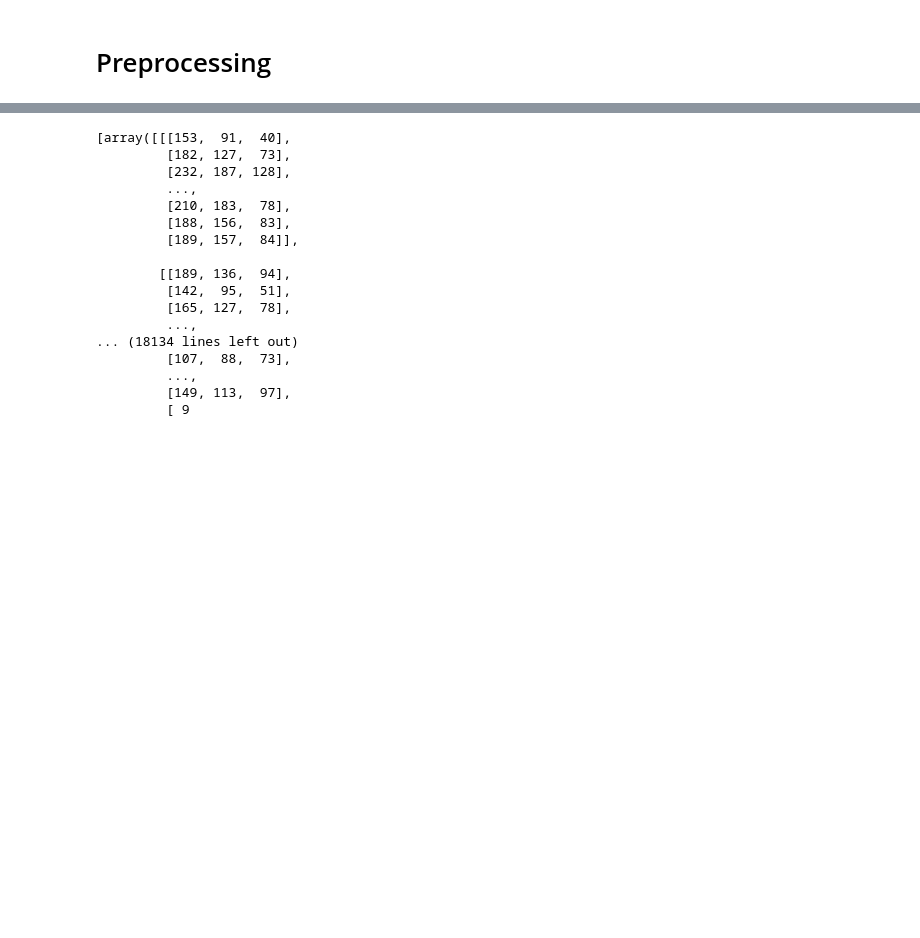
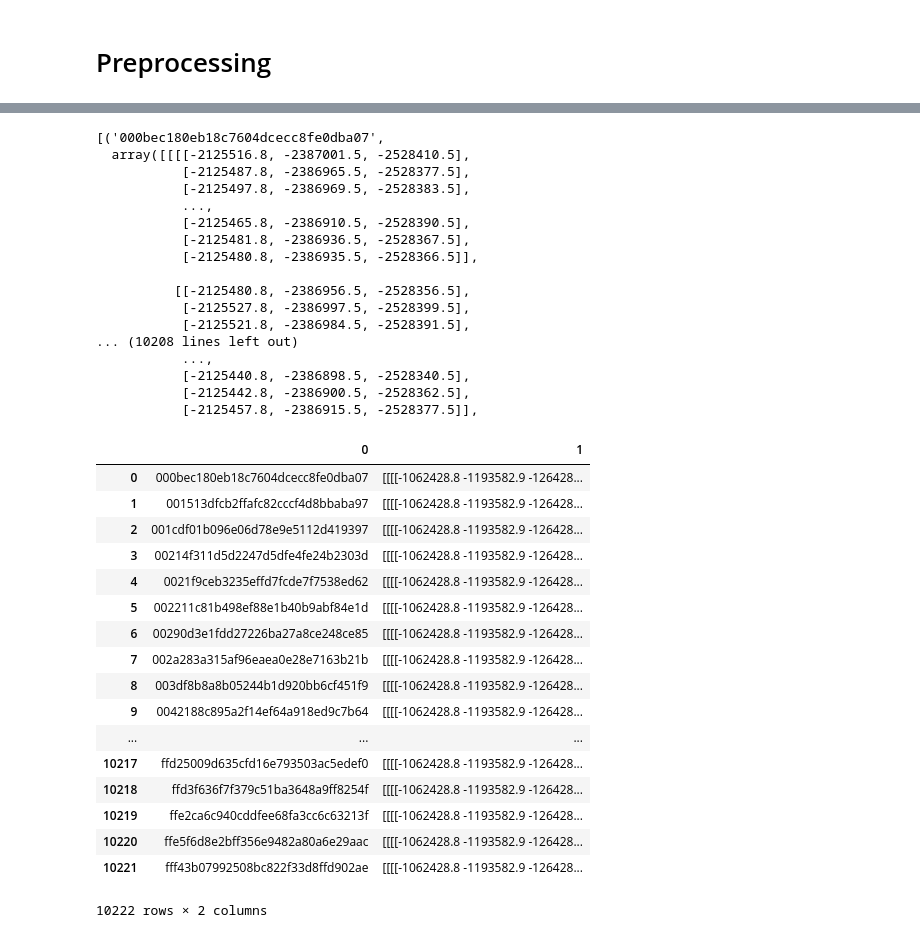
Before and after one commit to rosieyzh/Hacker-Puppies, a Jupyter notebook: Model.ipynb, the cells around one changed output, grey strips where cells are left out. Drawn from its saved outputs; the diff is of its cells as text; code cells hidden in the pictures; blank space fills up the shorter version.

```diff
--- a/Model.ipynb
+++ b/Model.ipynb
@@ -17,18 +11,16 @@ breeds.head()
-# %%
-import os, os.path
-from PIL import Image
-
-def load_image(file, directory) :
-    file = file + ".jpg"
-    imagesList = listdir(directory)
-    image = Image.open(os.path.join(directory,file))
-    image.load()
-    image = image.resize((196,196))
-    data = np.asarray(image, dtype="float64")
-    return data
+# %%
+from keras.preprocessing import image
+
+def load_image(file, directory) :
+    img_path = directory + file + ".jpg"
+    img = image.load_img(img_path, target_size=(224, 224))
+    data = image.img_to_array(img)
+    data = np.expand_dims(x, axis=0)
+    data = preprocess_input(x)
+    return data
 # %%
 training = []
 for id in breeds['id']:
     training.append((id, load_image(id, 'train/')))
-pd.DataFrame(training)
+X_train = pd.DataFrame(training)
 # %% [output]
@@ -57,20 +28,42 @@ len(training
 # %%
 training
 # %% [output]
-[array([[[153,  91,  40],
-         [182, 127,  73],
-         [232, 187, 128],
-         ...,
-         [210, 183,  78],
-         [188, 156,  83],
-         [189, 157,  84]],
+[('000bec180eb18c7604dcecc8fe0dba07',
+  array([[[[-2125516.8, -2387001.5, -2528410.5],
+           [-2125487.8, -2386965.5, -2528377.5],
+           [-2125497.8, -2386969.5, -2528383.5],
+           ...,
+           [-2125465.8, -2386910.5, -2528390.5],
+           [-2125481.8, -2386936.5, -2528367.5],
+           [-2125480.8, -2386935.5, -2528366.5]],
 
-        [[189, 136,  94],
-         [142,  95,  51],
-         [165, 127,  78],
-         ...,
-... (18134 lines left out)
-         [107,  88,  73],
-         ...,
-         [149, 113,  97],
-         [ 9
+          [[-2125480.8, -2386956.5, -2528356.5],
+           [-2125527.8, -2386997.5, -2528399.5],
+           [-2125521.8, -2386984.5, -2528391.5],
+... (10208 lines left out)
+           ...,
+           [-2125440.8, -2386898.5, -2528340.5],
+           [-2125442.8, -2386900.5, -2528362.5],
+           [-2125457.8, -2386915.5, -2528377.5]],
+# %%
+breeds = breeds.sort_values(by = 'id')
+X_train = X_train.sort_values(by = 0)
+# %% [output]
+|  | 0 | 1 |
+| 0 | 000bec180eb18c7604dcecc8fe0dba07 | [[[[-1062428.8 -1193582.9 -126428... |
+| 1 | 001513dfcb2ffafc82cccf4d8bbaba97 | [[[[-1062428.8 -1193582.9 -126428... |
+| 2 | 001cdf01b096e06d78e9e5112d419397 | [[[[-1062428.8 -1193582.9 -126428... |
+| 3 | 00214f311d5d2247d5dfe4fe24b2303d | [[[[-1062428.8 -1193582.9 -126428... |
+| 4 | 0021f9ceb3235effd7fcde7f7538ed62 | [[[[-1062428.8 -1193582.9 -126428... |
+| 5 | 002211c81b498ef88e1b40b9abf84e1d | [[[[-1062428.8 -1193582.9 -126428... |
+| 6 | 00290d3e1fdd27226ba27a8ce248ce85 | [[[[-1062428.8 -1193582.9 -126428... |
+| 7 | 002a283a315af96eaea0e28e7163b21b | [[[[-1062428.8 -1193582.9 -126428... |
+| 8 | 003df8b8a8b05244b1d920bb6cf451f9 | [[[[-1062428.8 -1193582.9 -126428... |
+| 9 | 0042188c895a2f14ef64a918ed9c7b64 | [[[[-1062428.8 -1193582.9 -126428... |
+| ... | ... | ... |
+| 10217 | ffd25009d635cfd16e793503ac5edef0 | [[[[-1062428.8 -1193582.9 -126428... |
+| 10218 | ffd3f636f7f379c51ba3648a9ff8254f | [[[[-1062428.8 -1193582.9 -126428... |
+| 10219 | ffe2ca6c940cddfee68fa3cc6c63213f | [[[[-1062428.8 -1193582.9 -126428... |
+| 10220 | ffe5f6d8e2bff356e9482a80a6e29aac | [[[[-1062428.8 -1193582.9 -126428... |
+| 10221 | fff43b07992508bc822f33d8ffd902ae | [[[[-1062428.8 -1193582.9 -126428... |
+10222 rows × 2 columns
```
Also changed, not shown: parts of 10 cells of this notebook.
